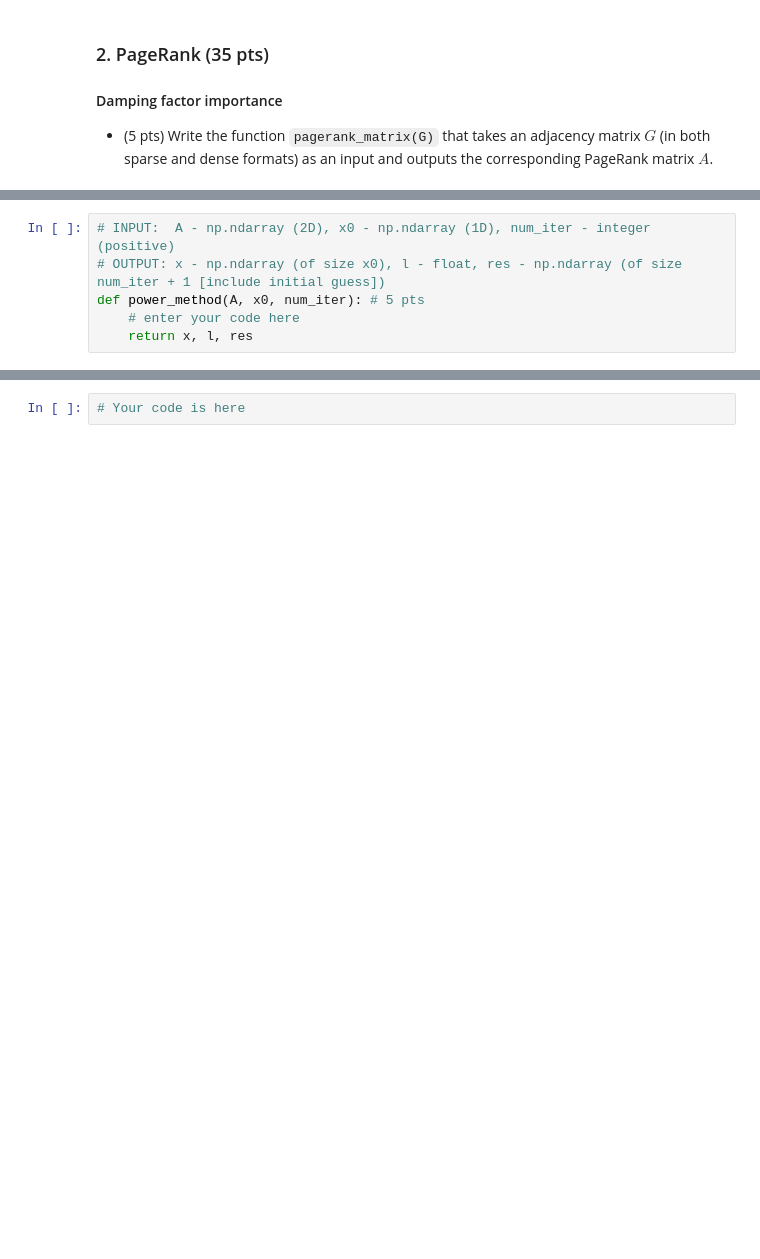
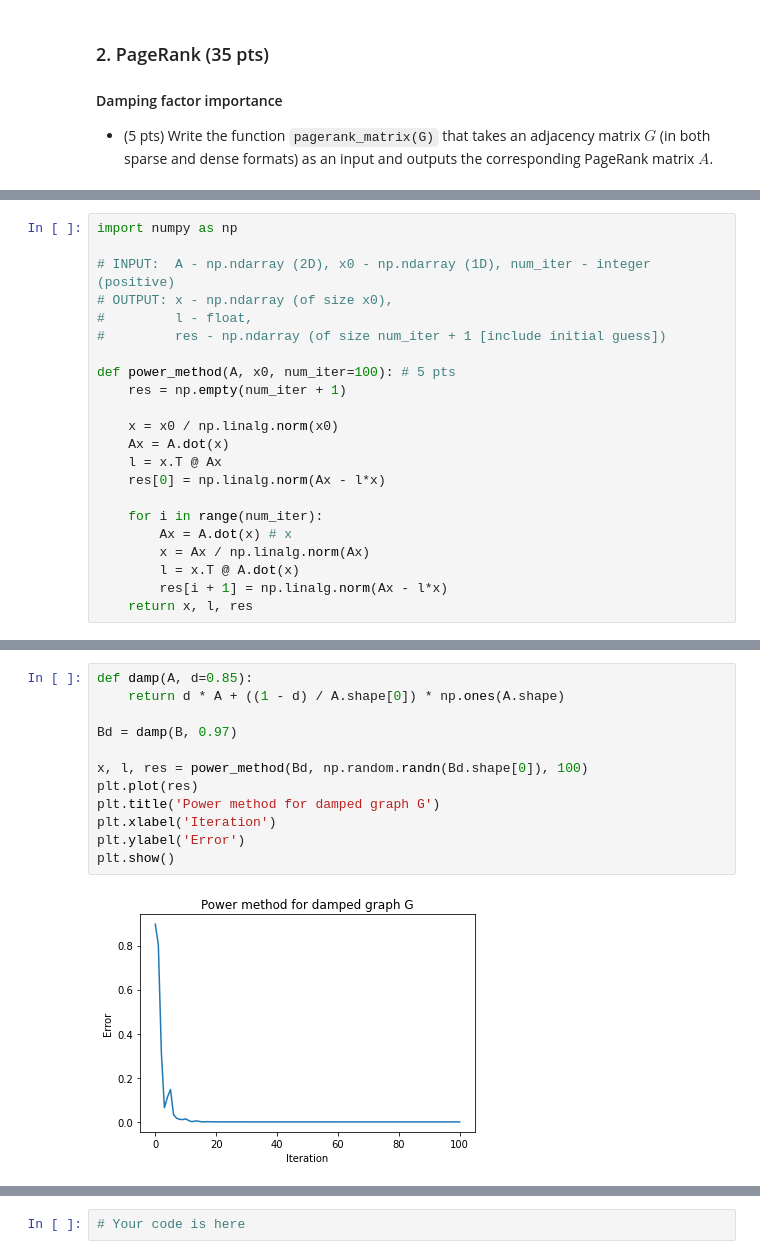
Before and after one commit to aaptss/nla2021, a Jupyter notebook: hw/hw2/hw2.ipynb, the cells around one changed output, grey strips where cells are left out. Saved outputs shown, nothing was run; the diff lists cells and outputs as text; blank space fills up the shorter version.

```diff
--- a/hw/hw2/hw2.ipynb
+++ b/hw/hw2/hw2.ipynb
@@ -710,0 +823,22 @@ def pagerank_matrix(G):
+# %%
+import numpy as np
+
+# INPUT:  A - np.ndarray (2D), x0 - np.ndarray (1D), num_iter - integer (positive)
+# OUTPUT: x - np.ndarray (of size x0),
+#         l - float,
+#         res - np.ndarray (of size num_iter + 1 [include initial guess])
+
+def power_method(A, x0, num_iter=100): # 5 pts
+    res = np.empty(num_iter + 1)
+
+    x = x0 / np.linalg.norm(x0)
+    Ax = A.dot(x)
+    l = x.T @ Ax
+    res[0] = np.linalg.norm(Ax - l*x)
+
+    for i in range(num_iter):
+        Ax = A.dot(x) # x
+        x = Ax / np.linalg.norm(Ax)
+        l = x.T @ A.dot(x)
+        res[i + 1] = np.linalg.norm(Ax - l*x)
+    return x, l, res
@@ -794,6 +960,0 @@ What is its largest eigenvalue? What multiplicity does it have?
-# %%
-# INPUT:  A - np.ndarray (2D), x0 - np.ndarray (1D), num_iter - integer (positive)
-# OUTPUT: x - np.ndarray (of size x0), l - float, res - np.ndarray (of size num_iter + 1 [include initial guess])
-def power_method(A, x0, num_iter): # 5 pts
-    # enter your code here
-    return x, l, res
@@ -825,0 +1004,14 @@ Usually, graphs that arise in various areas are sparse (social, web, road networ
+# %%
+def damp(A, d=0.85):
+    return d * A + ((1 - d) / A.shape[0]) * np.ones(A.shape)
+
+Bd = damp(B, 0.97)
+
+x, l, res = power_method(Bd, np.random.randn(Bd.shape[0]), 100)
+plt.plot(res)
+plt.title('Power method for damped graph G')
+plt.xlabel('Iteration')
+plt.ylabel('Error')
+plt.show()
+# %% [output]
+[figure, added]
```
Also changed, not shown: parts of 39 cells of this notebook.
